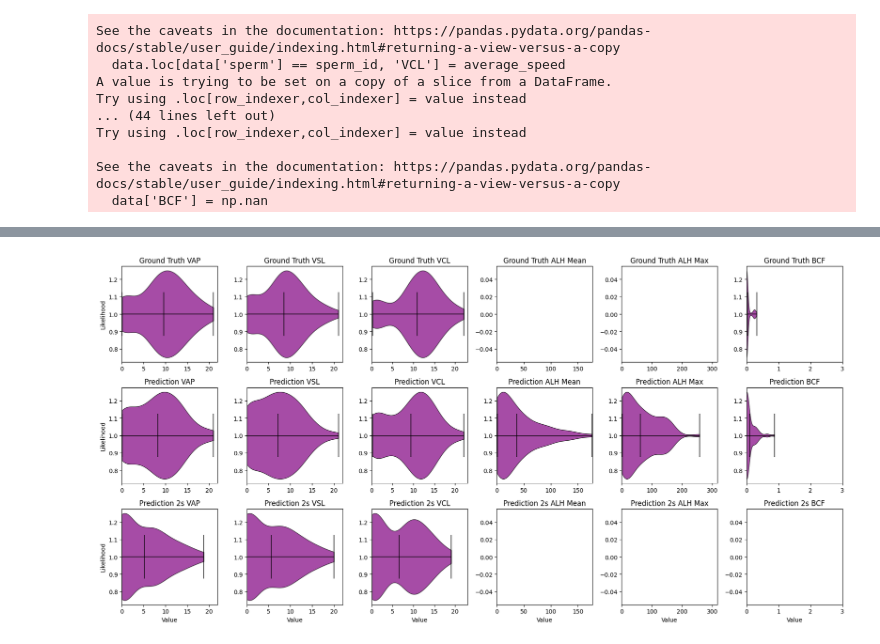
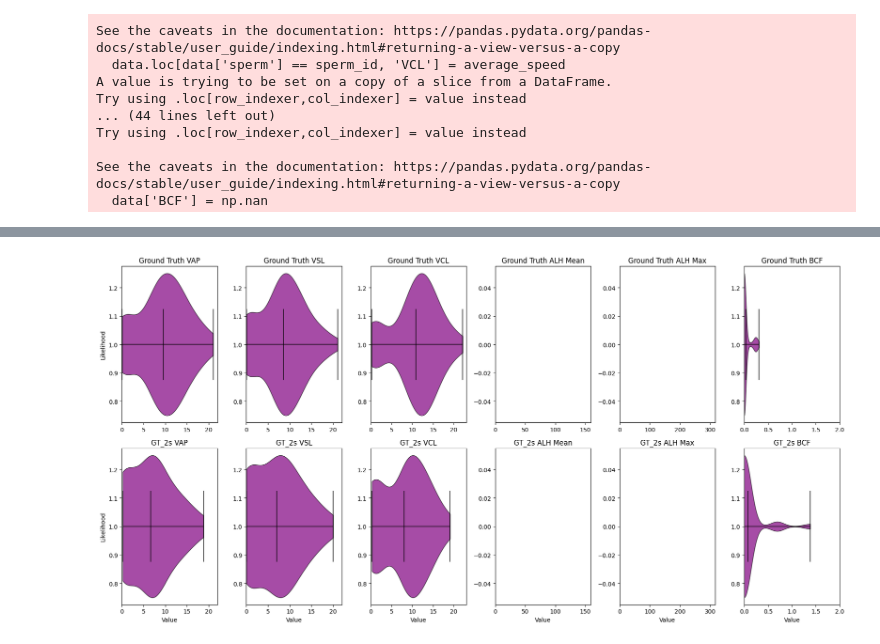
Before and after one commit to CAS-ReproLab/Sperm_Object_Tracking, a Jupyter notebook: UnifiedFramework/paper_figs.ipynb, the cells around one changed output, grey strips where cells are left out. Cells and saved outputs as stored; diff of their text form; code cells hidden in the pictures.

```diff
--- a/UnifiedFramework/paper_figs.ipynb
+++ b/UnifiedFramework/paper_figs.ipynb
@@ -698,13 +684,6 @@ print("Mins:",gt["VAP"].min(), gt["VSL"].min(), gt["VCL"].min(), gt["ALH_mean"].
 Mins: 0.10175568143727616 0.050626741830122245 0.21803975542640178 1.0928067853971242 1.8940316253998601 0.0
 # %%
 # Build 3x6 subplot for each stat and each method
-
-pred_vap = pred.groupby('sperm').first()['VAP']
-pred_vsl = pred.groupby('sperm').first()['VSL']
-pred_vcl = pred.groupby('sperm').first()['VCL']
-pred_alh_mean = pred.groupby('sperm').first()['ALH_mean']
-pred_alh_max = pred.groupby('sperm').first()['ALH_max']
-pred_bcf = pred.groupby('sperm').first()['BCF']
 
 gt_vap = gt.groupby('sperm').first()['VAP']
 gt_vsl = gt.groupby('sperm').first()['VSL']
@@ -713,96 +692,78 @@ gt_alh_mean = gt.groupby('sperm').first()['ALH_mean']
 gt_alh_max = gt.groupby('sperm').first()['ALH_max']
 gt_bcf = gt.groupby('sperm').first()['BCF']
 
-pred_2s_vap = pred_2s.groupby('sperm').first()['VAP']
-pred_2s_vsl = pred_2s.groupby('sperm').first()['VSL']
-pred_2s_vcl = pred_2s.groupby('sperm').first()['VCL']
-pred_2s_alh_mean = pred_2s.groupby('sperm').first()['ALH_mean']
-pred_2s_alh_max = pred_2s.groupby('sperm').first()['ALH_max']
-pred_2s_bcf = pred_2s.groupby('sperm').first()['BCF']
+gt_2s_vap = gt_2s.groupby('sperm').first()['VAP']
+gt_2s_vsl = gt_2s.groupby('sperm').first()['VSL']
+gt_2s_vcl = gt_2s.groupby('sperm').first()['VCL']
+gt_2s_alh_mean = gt_2s.groupby('sperm').first()['ALH_mean']
+gt_2s_alh_max = gt_2s.groupby('sperm').first()['ALH_max']
+gt_2s_bcf = gt_2s.groupby('sperm').first()['BCF']
 
-# Create a figure with 3 rows and 6 columns
-fig, axs = plt.subplots(3, 6, figsize=(18, 9))
+# Create a figure with 2 rows and 6 columns
+fig, axs = plt.subplots(2, 6, figsize=(18, 9))
 
 import math
-vap_max = math.ceil(max(pred_vap.max(), gt_vap.max(), pred_2s_vap.max()))
-vsl_max = math.ceil(max(pred_vsl.max(), gt_vsl.max(), pred_2s_vsl.max()))
-vcl_max = math.ceil(max(pred_vcl.max(), gt_vcl.max(), pred_2s_vcl.max()))
-alh_mean_max = math.ceil(max(pred_alh_mean.max(), gt_alh_mean.max(), pred_2s_alh_mean.max()))
-alh_max_max = math.ceil(max(pred_alh_max.max(), gt_alh_max.max(), pred_2s_alh_max.max()))
-bcf_max = math.ceil(max(pred_bcf.max(), gt_bcf.max(), pred_2s_bcf.max()))
+vap_max = math.ceil(max(gt_vap.max(), gt_2s_vap.max()))
+vsl_max = math.ceil(max(gt_vsl.max(), gt_2s_vsl.max()))
+vcl_max = math.ceil(max(gt_vcl.max(), gt_2s_vcl.max()))
+alh_mean_max = math.ceil(max(gt_alh_mean.max(), gt_2s_alh_mean.max()))
+alh_max_max = math.ceil(max(gt_alh_max.max(), gt_2s_alh_max.max()))
+bcf_max = math.ceil(max(gt_bcf.max(), gt_2s_bcf.max()))
 
 # Create horizontal violin plots for each stat and each method
 axs[0, 0].violinplot(gt_vap, vert=False, showmeans=True)
 axs[0, 0].set_title('Ground Truth VAP')
-axs[1, 0].violinplot(pred_vap, vert=False, showmeans=True)
-axs[1, 0].set_title('Prediction VAP')
-axs[2, 0].violinplot(pred_2s_vap, vert=False, showmeans=True)
-axs[2, 0].set_title('Prediction 2s VAP')
+axs[1, 0].violinplot(gt_2s_vap, vert=False, showmeans=True)
+axs[1, 0].set_title('GT_2s VAP')
 axs[0, 1].violinplot(gt_vsl, vert=False, showmeans=True)
 axs[0, 1].set_title('Ground Truth VSL')
-axs[1, 1].violinplot(pred_vsl, vert=False, showmeans=True)
-axs[1, 1].set_title('Prediction VSL')
-axs[2, 1].violinplot(pred_2s_vsl, vert=False, showmeans=True)
-axs[2, 1].set_title('Prediction 2s VSL')
+axs[1, 1].violinplot(gt_2s_vsl, vert=False, showmeans=True)
+axs[1, 1].set_title('GT_2s VSL')
 axs[0, 2].violinplot(gt_vcl, vert=False, showmeans=True)
 axs[0, 2].set_title('Ground Truth VCL')
-axs[1, 2].violinplot(pred_vcl, vert=False, showmeans=True)
-axs[1, 2].set_title('Prediction VCL')
-axs[2, 2].violinplot(pred_2s_vcl, vert=False, showmeans=True)
-axs[2, 2].set_title('Prediction 2s VCL')
+axs[1, 2].violinplot(gt_2s_vcl, vert=False, showmeans=True)
+axs[1, 2].set_title('GT_2s VCL')
 axs[0, 3].violinplot(gt_alh_mean, vert=False, showmeans=True)
 axs[0, 3].set_title('Ground Truth ALH Mean')
-axs[1, 3].violinplot(pred_alh_mean, vert=False, showmeans=True)
-axs[1, 3].set_title('Prediction ALH Mean')
-axs[2, 3].violinplot(pred_2s_alh_mean, vert=False, showmeans=True)
-axs[2, 3].set_title('Prediction 2s ALH Mean')
+axs[1, 3].violinplot(gt_2s_alh_mean, vert=False, showmeans=True)
+axs[1, 3].set_title('GT_2s ALH Mean')
 axs[0, 4].violinplot(gt_alh_max, vert=False, showmeans=True)
 axs[0, 4].set_title('Ground Truth ALH Max')
-axs[1, 4].violinplot(pred_alh_max, vert=False, showmeans=True)
-axs[1, 4].set_title('Prediction ALH Max')
-axs[2, 4].violinplot(pred_2s_alh_max, vert=False, showmeans=True)
-axs[2, 4].set_title('Prediction 2s ALH Max')
+axs[1, 4].violinplot(gt_2s_alh_max, vert=False, showmeans=True)
+axs[1, 4].set_title('GT_2s ALH Max')
 axs[0, 5].violinplot(gt_bcf, vert=False, showmeans=True)
 axs[0, 5].set_title('Ground Truth BCF')
-axs[1, 5].violinplot(pred_bcf, vert=False, showmeans=True)
-axs[1, 5].set_title('Prediction BCF')
-axs[2, 5].violinplot(pred_2s_bcf, vert=False, showmeans=True)
-axs[2, 5].set_title('Prediction 2s BCF')
+axs[1, 5].violinplot(gt_2s_bcf, vert=False, showmeans=True)
+axs[1, 5].set_title('GT_2s BCF')
 
 # Set x-limits for each subplot
 axs[0, 0].set_xlim(0, vap_max)
 axs[1, 0].set_xlim(0, vap_max)
-axs[2, 0].set_xlim(0, vap_max)
 axs[0, 1].set_xlim(0, vsl_max)
 axs[1, 1].set_xlim(0, vsl_max)
-axs[2, 1].set_xlim(0, vsl_max)
 axs[0, 2].set_xlim(0, vcl_max)
 axs[1, 2].set_xlim(0, vcl_max)
-axs[2, 2].set_xlim(0, vcl_max)
 axs[0, 3].set_xlim(0, alh_mean_max)
 axs[1, 3].set_xlim(0, alh_mean_max)
-axs[2, 3].set_xlim(0, alh_mean_max)
 axs[0, 4].set_xlim(0, alh_max_max)
 axs[1, 4].set_xlim(0, alh_max_max)
-axs[2, 4].set_xlim(0, alh_max_max)
 axs[0, 5].set_xlim(0, bcf_max)
 axs[1, 5].set_xlim(0, bcf_max)
-axs[2, 5].set_xlim(0, bcf_max)
 
 # Set colors of the bodies
 for ax in axs.flat:
     for pc in ax.collections:
         pc.set_facecolor('purple')
         pc.set_edgecolor('black')
         pc.set_alpha(0.7)
 
 # Set common axis labels
 for ax in axs[:,0]:
     ax.set_ylabel('Likelihood')
-for ax in axs[2,:]:
+for ax in axs[1,:]:
     ax.set_xlabel('Value')
 
 # Adjust layout
 plt.tight_layout()
 # %% [output]
-[figure, old version]
+[figure, new version]
```
Also changed, not shown: parts of 6 cells of this notebook.
